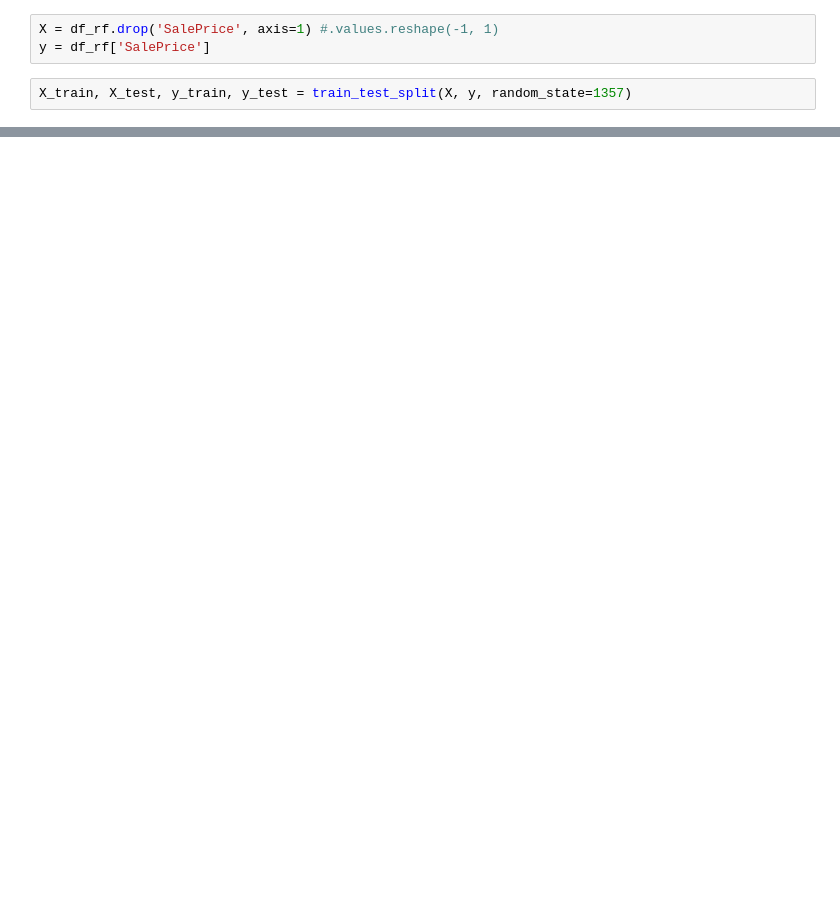
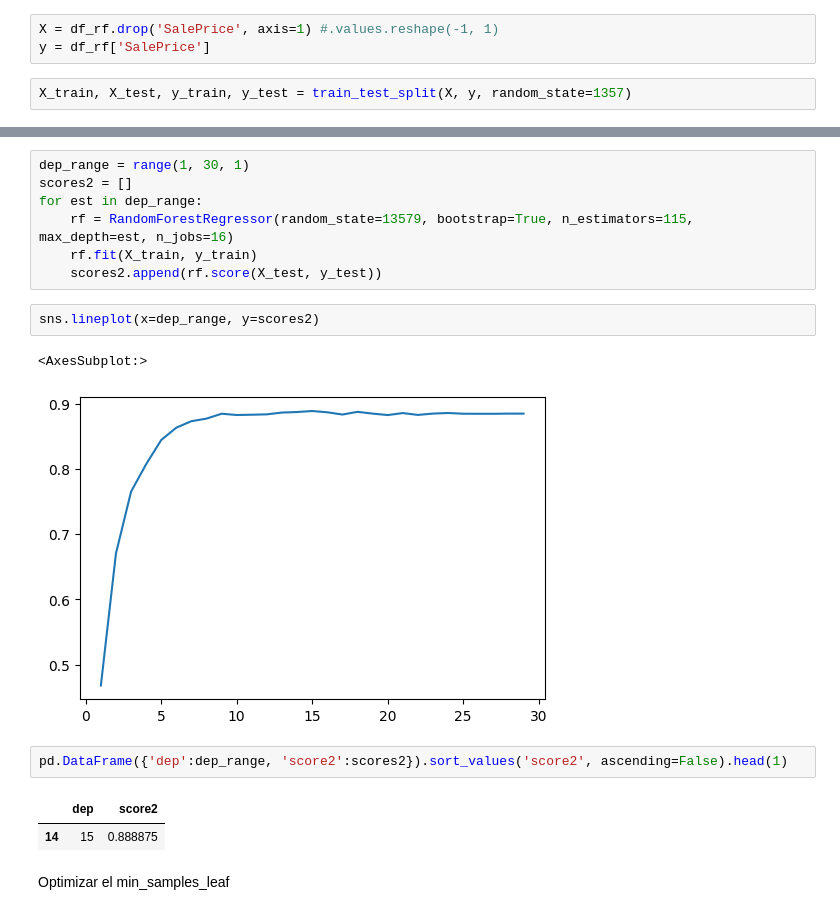
Before and after one commit to alejo-acosta/coding-dojo, a Jupyter notebook: 2machine-learning/3logistic/reto_kaggle/reto-kaggle.ipynb, the cells around one changed output, grey strips where cells are left out. Cells and saved outputs as stored; diff of their text form; blank space fills up the shorter version.

```diff
--- a/2machine-learning/3logistic/reto_kaggle/reto-kaggle.ipynb
+++ b/2machine-learning/3logistic/reto_kaggle/reto-kaggle.ipynb
@@ -156,0 +176,19 @@ scores
+# %%
+dep_range = range(1, 30, 1)
+scores2 = []
+for est in dep_range:
+    rf = RandomForestRegressor(random_state=13579, bootstrap=True, n_estimators=115, max_depth=est, n_jobs=16)
+    rf.fit(X_train, y_train)
+    scores2.append(rf.score(X_test, y_test))
+# %%
+sns.lineplot(x=dep_range, y=scores2)
+# %% [output]
+<AxesSubplot:>
+[figure, added]
+# %%
+pd.DataFrame({'dep':dep_range, 'score2':scores2}).sort_values('score2', ascending=False).head(1)
+# %% [output]
+|  | dep | score2 |
+| 14 | 15 | 0.888875 |
+# %% [markdown]
+Optimizar el min_samples_leaf
```
Also changed, not shown: parts of 23 cells of this notebook, 8 other files.
